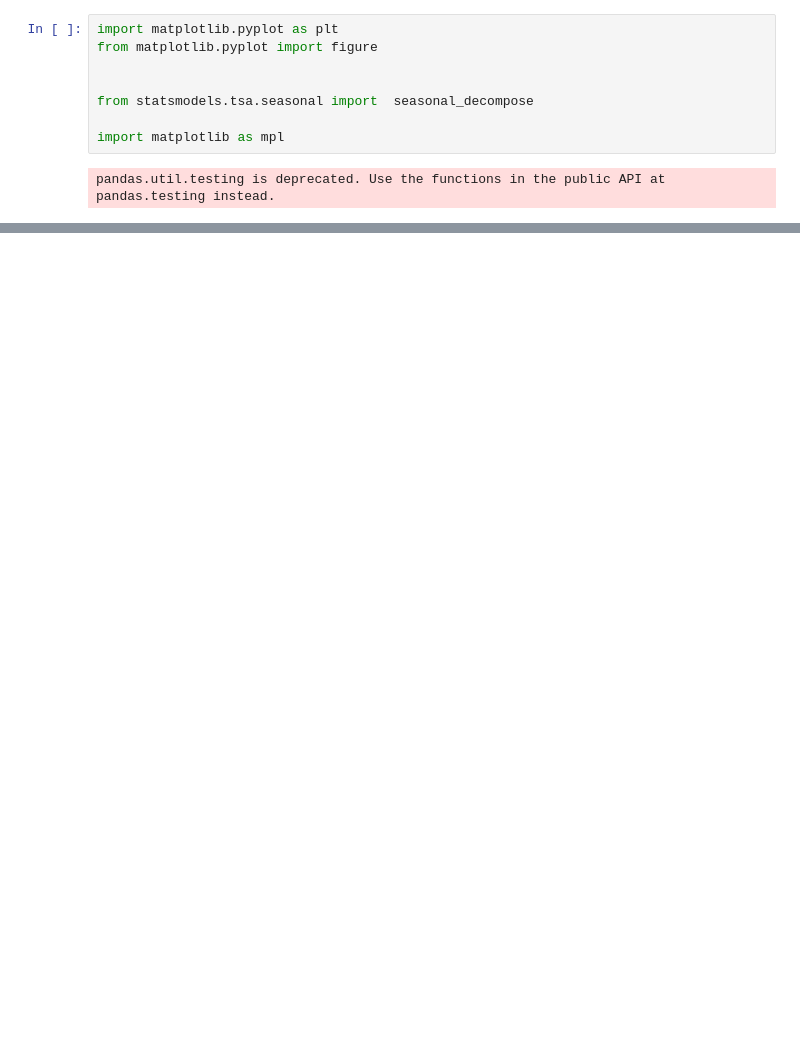
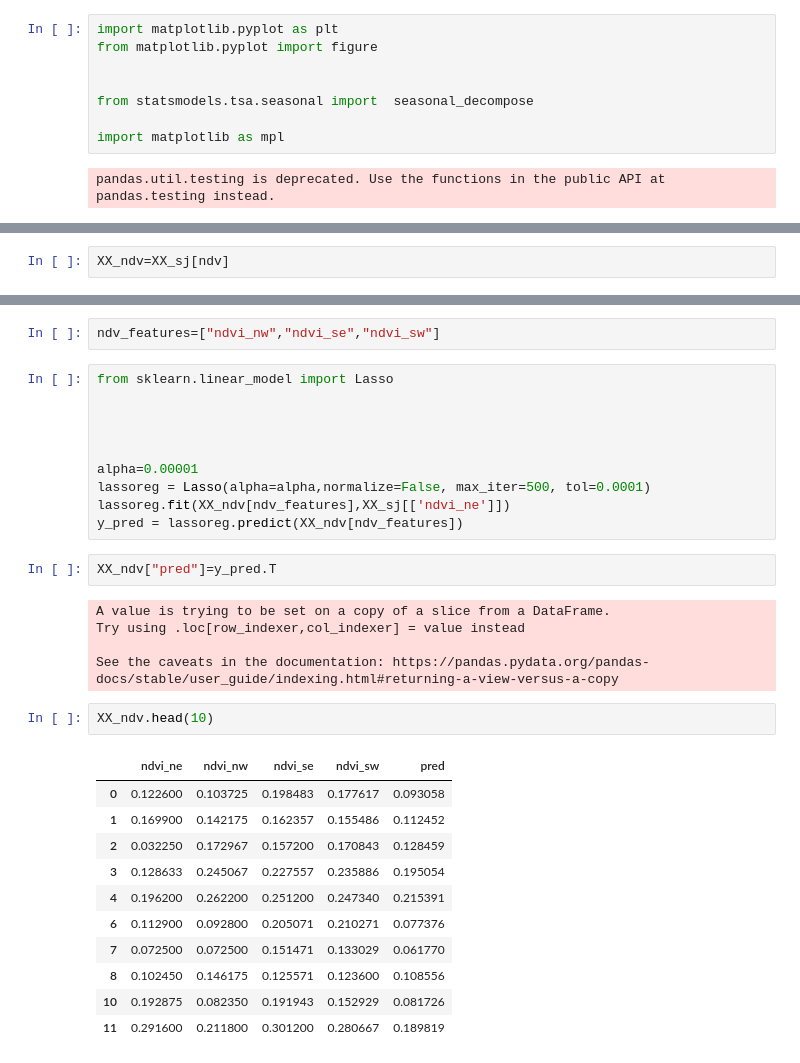
Before and after one commit to sipocz/_dengue, a Jupyter notebook: _dengue_01.ipynb, the cells around one changed output, grey strips where cells are left out. Cells and saved outputs as stored; diff of their text form; blank space fills up the shorter version.

```diff
--- a/_dengue_01.ipynb
+++ b/_dengue_01.ipynb
@@ -363,0 +449,2 @@ fig2.show()
+# %%
+XX_ndv=XX_sj[ndv]
@@ -363,0 +467,33 @@ fig2.show()
+# %%
+ndv_features=["ndvi_nw","ndvi_se","ndvi_sw"]
+# %%
+from sklearn.linear_model import Lasso
+
+
+
+
+alpha=0.00001
+lassoreg = Lasso(alpha=alpha,normalize=False, max_iter=500, tol=0.0001)
+lassoreg.fit(XX_ndv[ndv_features],XX_sj[['ndvi_ne']])
+y_pred = lassoreg.predict(XX_ndv[ndv_features])
+# %%
+XX_ndv["pred"]=y_pred.T
+# %% [output]
+A value is trying to be set on a copy of a slice from a DataFrame.
+Try using .loc[row_indexer,col_indexer] = value instead
+
+See the caveats in the documentation: https://pandas.pydata.org/pandas-docs/stable/user_guide/indexing.html#returning-a-view-versus-a-copy
+# %%
+XX_ndv.head(10)
+# %% [output]
+|  | ndvi_ne | ndvi_nw | ndvi_se | ndvi_sw | pred |
+| 0 | 0.122600 | 0.103725 | 0.198483 | 0.177617 | 0.093058 |
+| 1 | 0.169900 | 0.142175 | 0.162357 | 0.155486 | 0.112452 |
+| 2 | 0.032250 | 0.172967 | 0.157200 | 0.170843 | 0.128459 |
+| 3 | 0.128633 | 0.245067 | 0.227557 | 0.235886 | 0.195054 |
+| 4 | 0.196200 | 0.262200 | 0.251200 | 0.247340 | 0.215391 |
+| 6 | 0.112900 | 0.092800 | 0.205071 | 0.210271 | 0.077376 |
+| 7 | 0.072500 | 0.072500 | 0.151471 | 0.133029 | 0.061770 |
+| 8 | 0.102450 | 0.146175 | 0.125571 | 0.123600 | 0.108556 |
+| 10 | 0.192875 | 0.082350 | 0.191943 | 0.152929 | 0.081726 |
+| 11 | 0.291600 | 0.211800 | 0.301200 | 0.280667 | 0.189819 |
```
Also changed, not shown: parts of 14 cells of this notebook.
